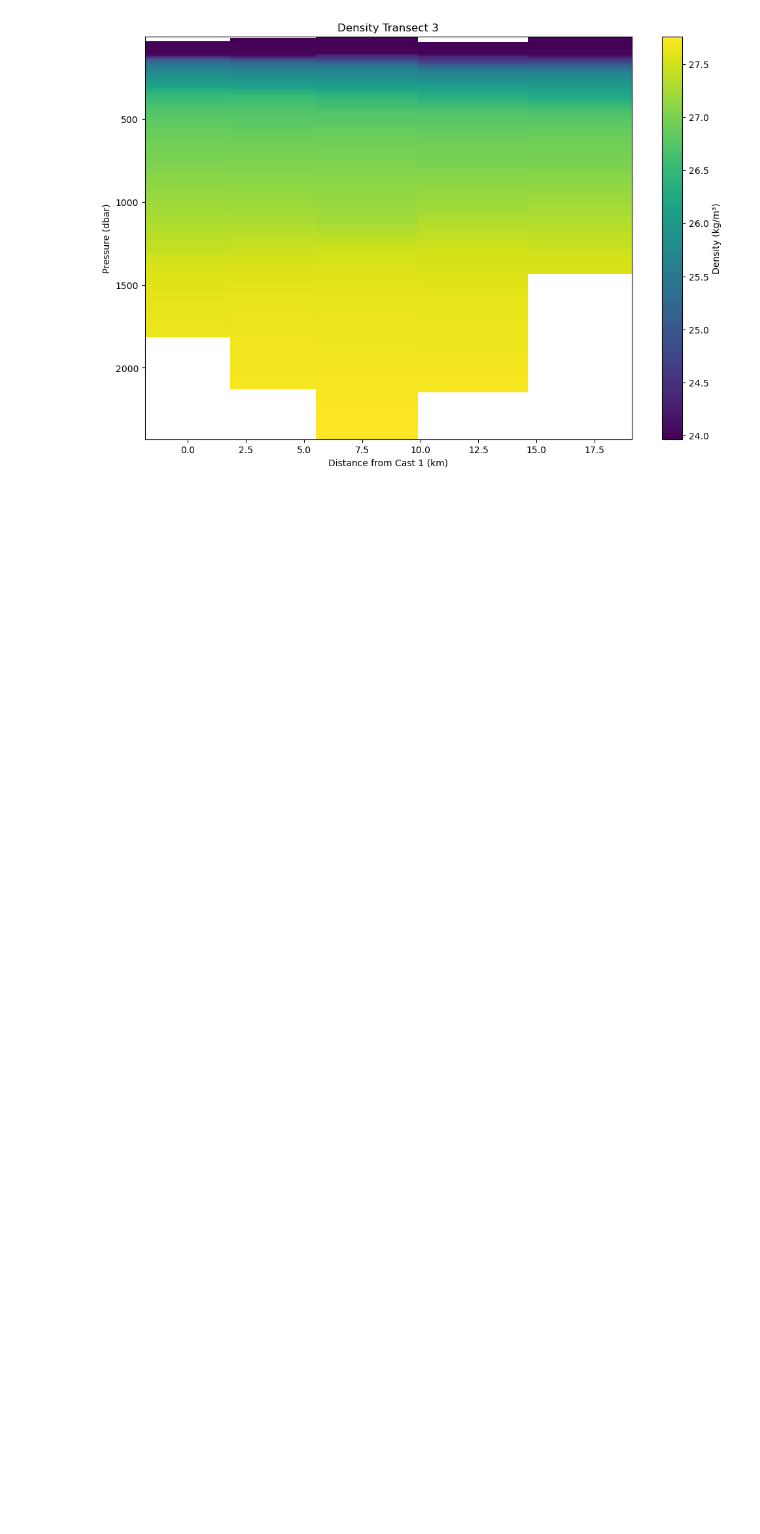
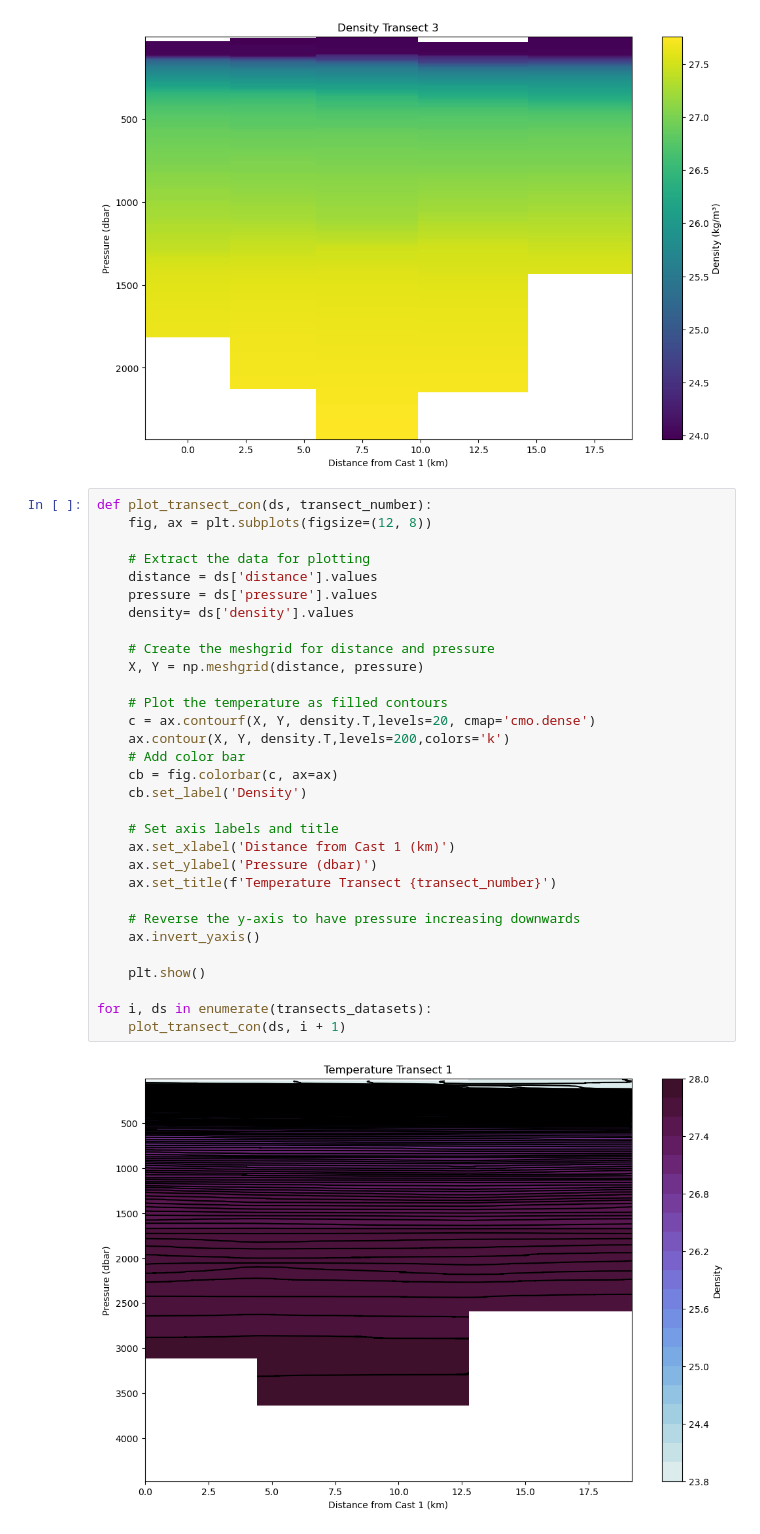
Before and after one commit to Isabela-conde/IN2024_V04-Data-Analysis, a Jupyter notebook: CTD/CTD_Temperature_Transects.ipynb, the cells around one changed output. Drawn from its saved outputs; the diff is of its cells as text; blank space fills up the shorter version.

```diff
--- a/CTD/CTD_Temperature_Transects.ipynb
+++ b/CTD/CTD_Temperature_Transects.ipynb
@@ -731,3 +732,36 @@ for i, ds in enumerate(transects_datasets):
 [figure]
 [figure]
 [figure]
+# %%
+def plot_transect_con(ds, transect_number):
+    fig, ax = plt.subplots(figsize=(12, 8))
+
+    # Extract the data for plotting
+    distance = ds['distance'].values
+    pressure = ds['pressure'].values
+    density= ds['density'].values
+
+    # Create the meshgrid for distance and pressure
+    X, Y = np.meshgrid(distance, pressure)
+
+    # Plot the temperature as filled contours
+    c = ax.contourf(X, Y, density.T,levels=20, cmap='cmo.dense')
+    ax.contour(X, Y, density.T,levels=200,colors='k')
+    # Add color bar
+    cb = fig.colorbar(c, ax=ax)
+    cb.set_label('Density')
+
+    # Set axis labels and title
+    ax.set_xlabel('Distance from Cast 1 (km)')
+    ax.set_ylabel('Pressure (dbar)')
+    ax.set_title(f'Temperature Transect {transect_number}')
+
+    # Reverse the y-axis to have pressure increasing downwards
+    ax.invert_yaxis()
+
+    plt.show()
+
+for i, ds in enumerate(transects_datasets):
+    plot_transect_con(ds, i + 1)
+# %% [output]
+[figure, added]
```
Also changed, not shown: parts of 10 cells of this notebook, 1 other file.
